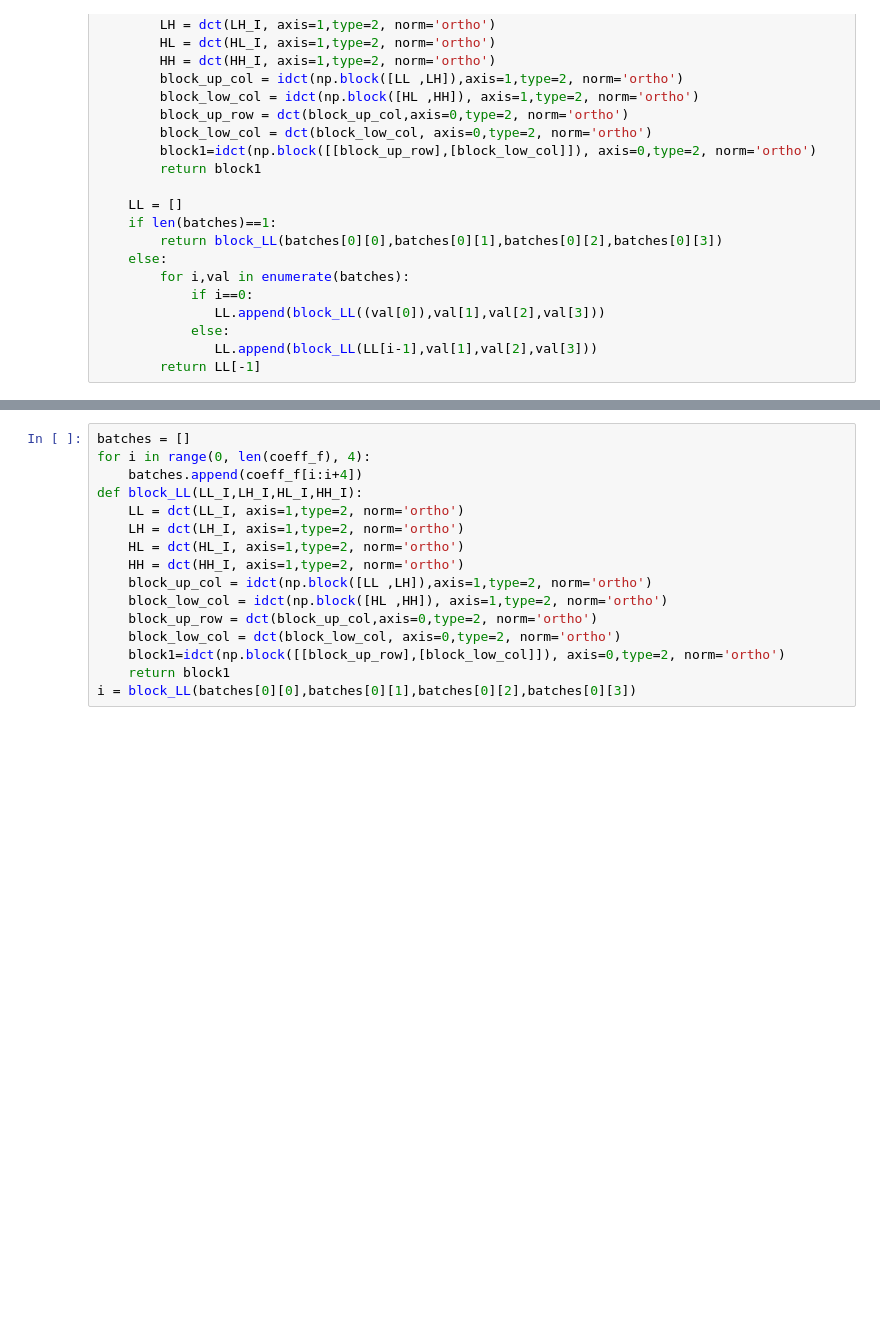
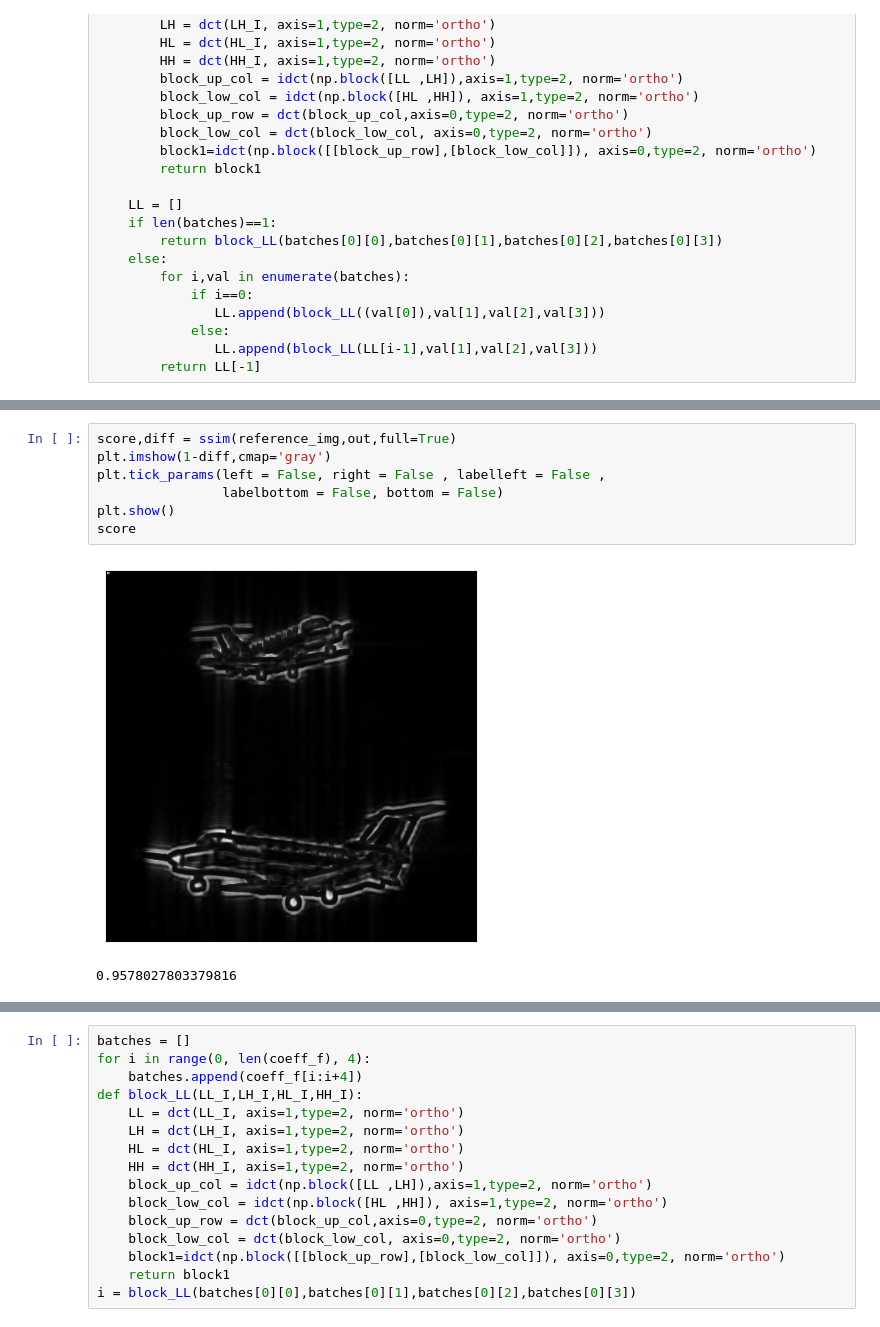
Before and after one commit to deamon312/image-processing, a Jupyter notebook: Project 1/Code/DCT Image Fusion Techniques.ipynb, the cells around one changed output, grey strips where cells are left out. Saved outputs shown, nothing was run; the diff lists cells and outputs as text; blank space fills up the shorter version.

```diff
--- a/Project 1/Code/DCT Image Fusion Techniques.ipynb
+++ b/Project 1/Code/DCT Image Fusion Techniques.ipynb
@@ -253 +273,11 @@ calculate_pfe(k,out/)
+# %%
+score,diff = ssim(reference_img,out,full=True)
+plt.imshow(1-diff,cmap='gray')
+plt.tick_params(left = False, right = False , labelleft = False ,
+                labelbottom = False, bottom = False)
+plt.show()
+score
+# %% [output]
+[figure, added]
+0.9578027803379816
 # %%
```
Also changed, not shown: parts of 13 cells of this notebook, 12 other files.
